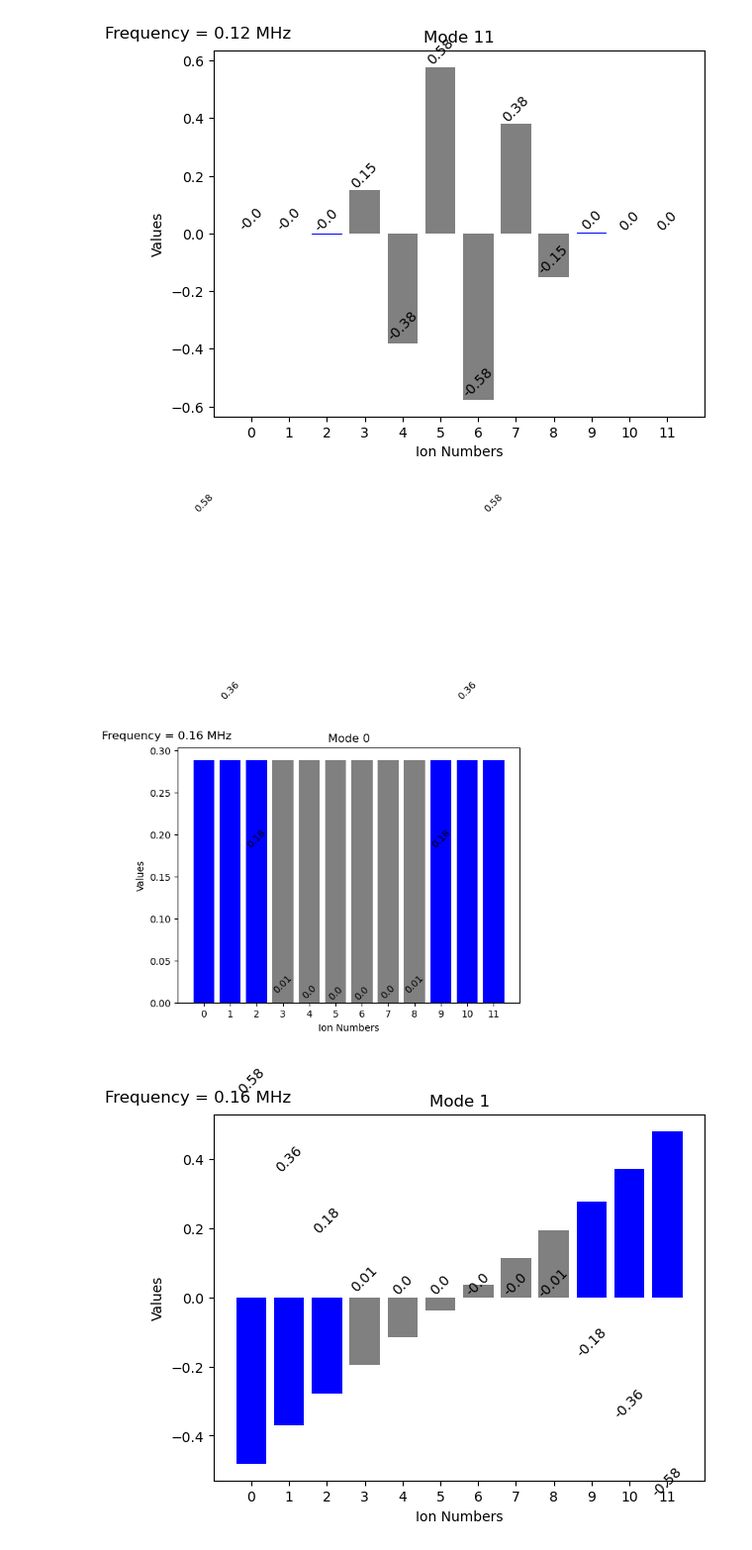
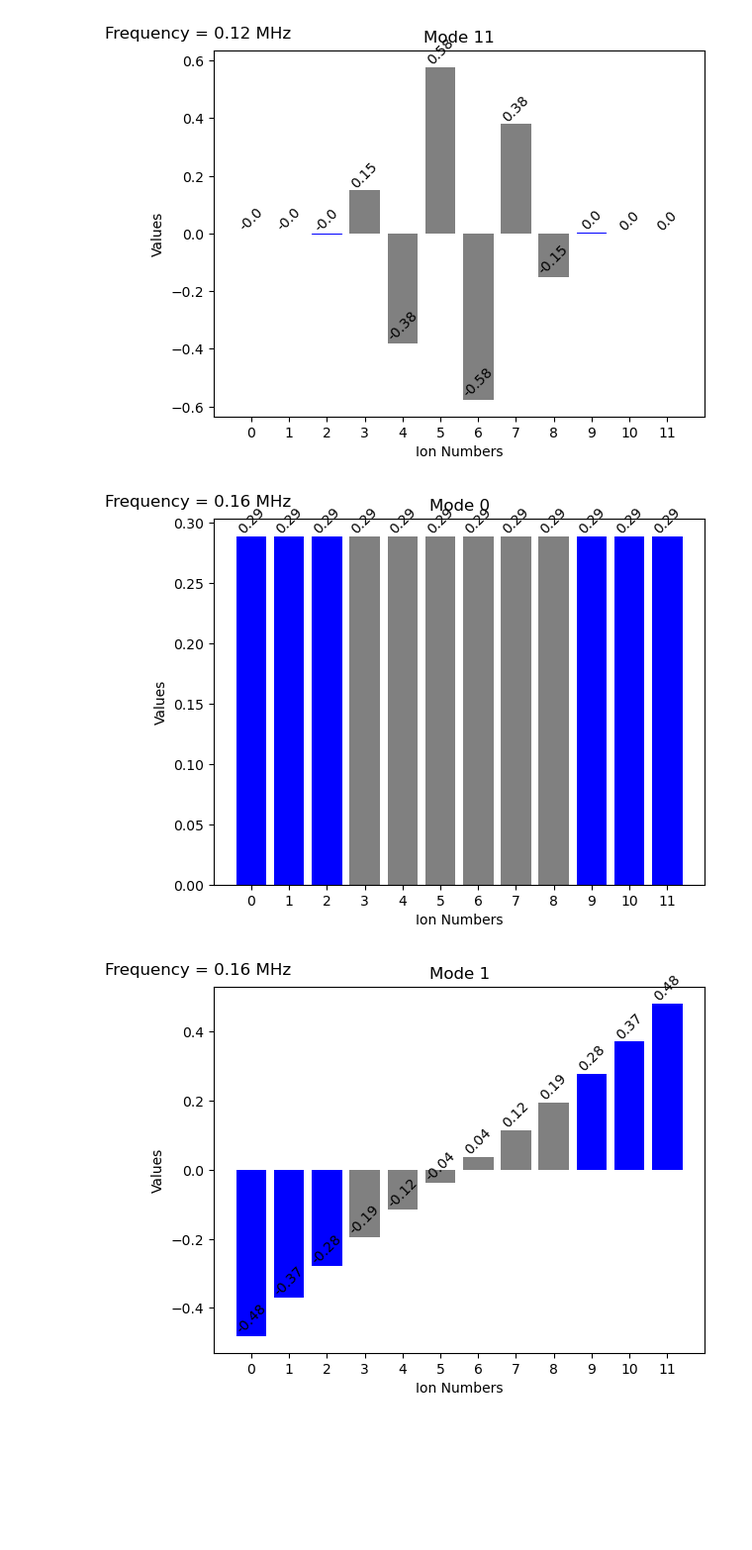
Before and after one commit to SQRLab/BladeRunner, a Jupyter notebook: Tweezers/10_ions_tweezed.ipynb, the cells around one changed output. Shown at 99% size. Drawn from its saved outputs; the diff is of its cells as text; code cells hidden in the pictures; blank space fills up the shorter version.

```diff
--- a/Tweezers/10_ions_tweezed.ipynb
+++ b/Tweezers/10_ions_tweezed.ipynb
@@ -152,29 +152,29 @@ for i in range(len(rr_modes)):
 # %%
 tweezer_strength_r = 3*2*pi*1e6
 omega_rf_r = 1.0 * pi * 1e6 *2
 omega_a = omega_rf_r /8
 omega_rf_r = omega_rf_r * np.ones(N)
 omega_a = omega_a * np.ones(N)
 omega_combined_rr = np.sqrt(omega_rf_r**2 + omega_tweezer_r**2)
 rr_modes = mode_calc_r(m,omega_combined_rr,omega_a)
 base_modes = mode_calc_r(m,omega_rf_r,omega_a)
 
-for i in range(len(rr_modes)):
+for i in range(len(base_modes)):
     ion_numbers = np.arange(0, N)
     colors = ['blue' if x in tweezed_ions else 'gray' for x in ion_numbers]
      # Convert frequency to MHz
     frequency_mhz = base_modes[i][0] / (2 * np.pi * 1e6)
 
     plt.bar(ion_numbers, base_modes[i][1],color = colors)
-    for index, value in enumerate(rr_modes[i][1]):
+    for index, value in enumerate(base_modes[i][1]):
         plt.text(index, value, str(round(value, 2)), ha='center', va='bottom', rotation=45)
 
     plt.figtext(0.1, 0.9, f'Frequency = {frequency_mhz:.2f} MHz', fontsize=12, ha='center', va='bottom')
     plt.xticks(ion_numbers)
     plt.title(f'Mode {i}')
     plt.xlabel('Ion Numbers')
     plt.ylabel('Values')
     plt.show()
 # %% [output]
-[figure, old version]
+[figure, new version]
-[figure, old version]
+[figure, new version]
```
Also changed, not shown: parts of 5 cells of this notebook.
